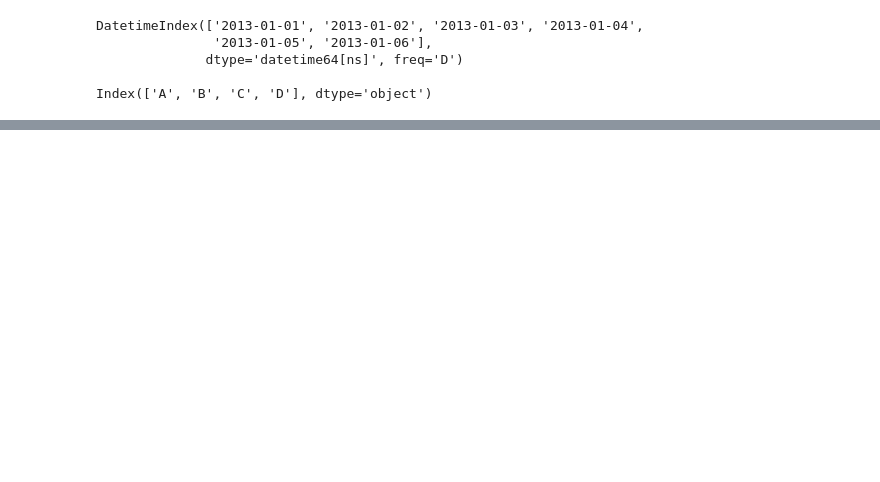
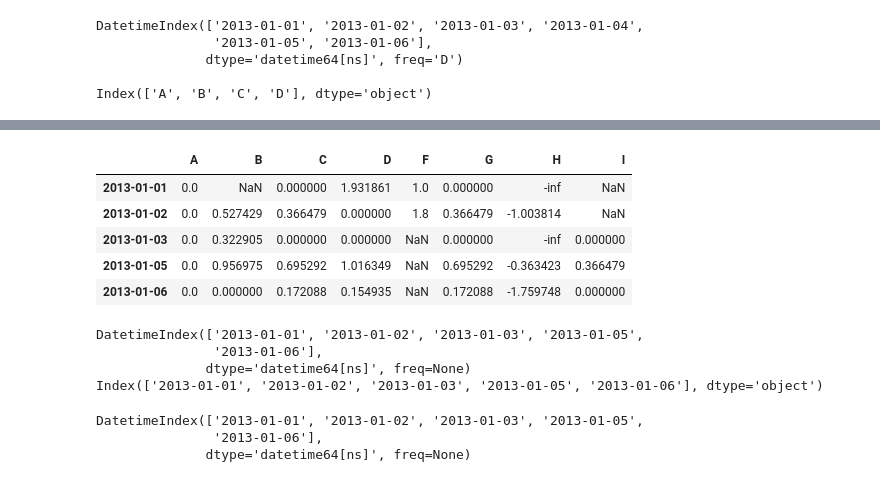
Before and after one commit to rodrigoms95/Hidro_sup, a Jupyter notebook: Clase 3/pandas.ipynb, the cells around one changed output, grey strips where cells are left out. Saved outputs shown, nothing was run; the diff lists cells and outputs as text; code cells hidden in the pictures; blank space fills up the shorter version.

```diff
--- a/Clase 3/pandas.ipynb
+++ b/Clase 3/pandas.ipynb
@@ -425,0 +451,29 @@ df
+# %%
+# Leer archivo.
+
+df_2 = pd.read_csv("Archivo1.csv", index_col = 0)
+df_2
+# %% [output]
+|  | A | B | C | D | F | G | H | I |
+| 2013-01-01 | 0.0 | NaN | 0.000000 | 1.931861 | 1.0 | 0.000000 | -inf | NaN |
+| 2013-01-02 | 0.0 | 0.527429 | 0.366479 | 0.000000 | 1.8 | 0.366479 | -1.003814 | NaN |
+| 2013-01-03 | 0.0 | 0.322905 | 0.000000 | 0.000000 | NaN | 0.000000 | -inf | 0.000000 |
+| 2013-01-05 | 0.0 | 0.956975 | 0.695292 | 1.016349 | NaN | 0.695292 | -0.363423 | 0.366479 |
+| 2013-01-06 | 0.0 | 0.000000 | 0.172088 | 0.154935 | NaN | 0.172088 | -1.759748 | 0.000000 |
+# %%
+# El índice de fechas no se carga con el formato correcto.
+print( df.index )
+print( df_2.index )
+# %% [output]
+DatetimeIndex(['2013-01-01', '2013-01-02', '2013-01-03', '2013-01-05',
+               '2013-01-06'],
+              dtype='datetime64[ns]', freq=None)
+Index(['2013-01-01', '2013-01-02', '2013-01-03', '2013-01-05', '2013-01-06'], dtype='object')
+# %%
+# Cambiamos al formato correcto.
+df_2.index = pd.to_datetime( df_2.index )
+df_2.index
+# %% [output]
+DatetimeIndex(['2013-01-01', '2013-01-02', '2013-01-03', '2013-01-05',
+               '2013-01-06'],
+              dtype='datetime64[ns]', freq=None)
```
Also changed, not shown: parts of 49 cells of this notebook, 3 other files.
